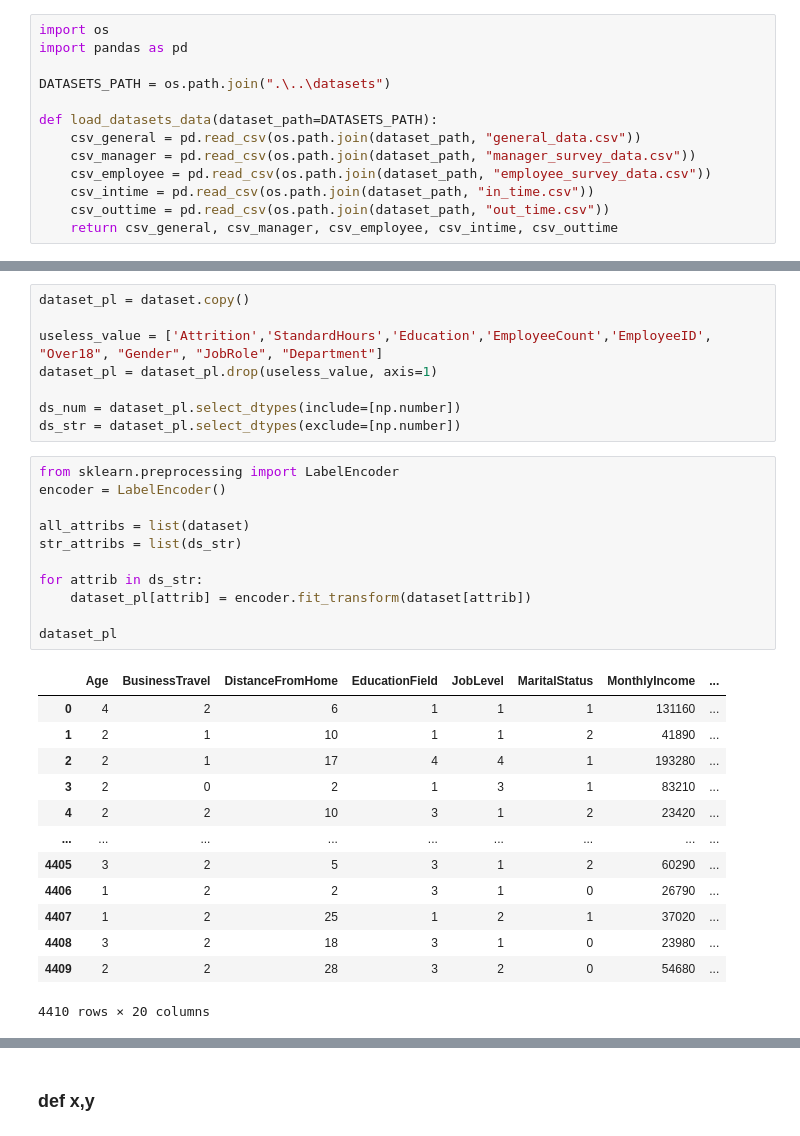
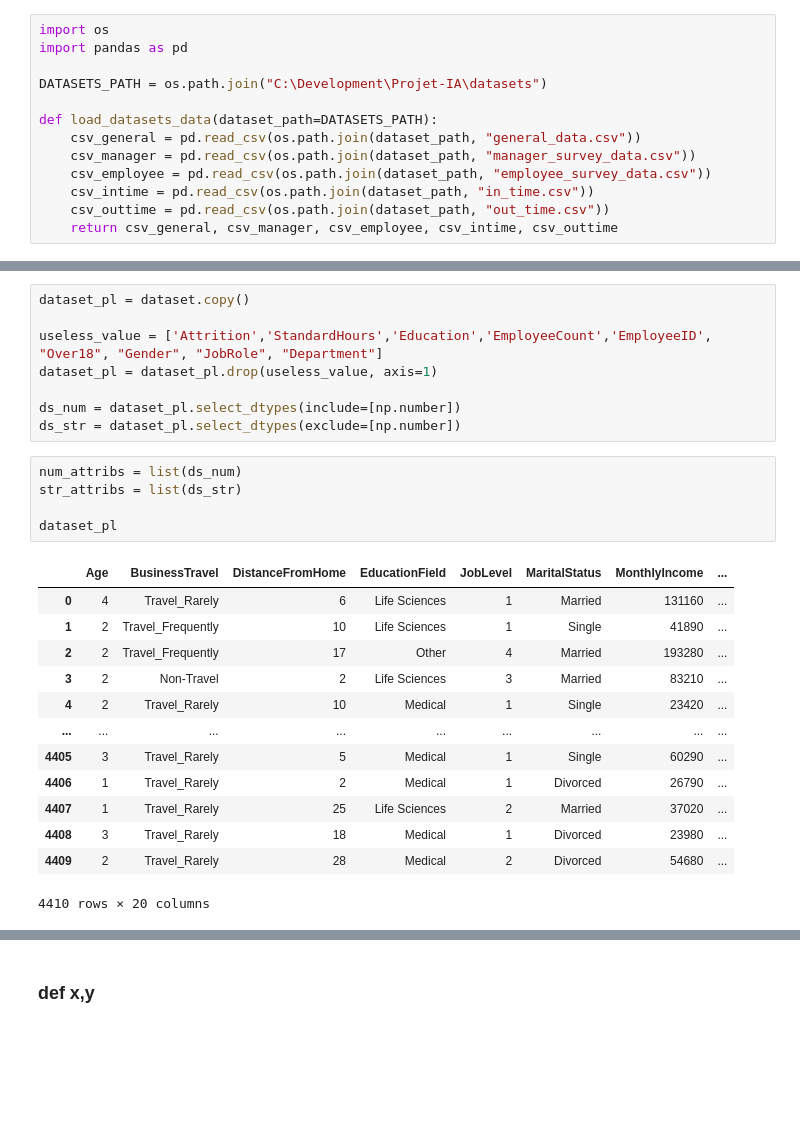
Before and after one commit to KindPixel/Projet-IA, a Jupyter notebook: RegressionLogistique/ProjetIA - RegLog.ipynb, the cells around one changed output, grey strips where cells are left out. Saved outputs shown, nothing was run; the diff lists cells and outputs as text; blank space fills up the shorter version.

```diff
--- a/RegressionLogistique/ProjetIA - RegLog.ipynb
+++ b/RegressionLogistique/ProjetIA - RegLog.ipynb
@@ -35,7 +35,7 @@ def save_fig(fig_id, tight_layout=True, fig_extension="png", resolution=500):
 import os
 import pandas as pd
 
-DATASETS_PATH = os.path.join(".\..\datasets")
+DATASETS_PATH = os.path.join("C:\Development\Projet-IA\datasets")
 
 def load_datasets_data(dataset_path=DATASETS_PATH):
 	csv_general = pd.read_csv(os.path.join(dataset_path, "general_data.csv"))
@@ -98,31 +145,25 @@ dataset_pl = dataset_pl.drop(useless_value, axis=1)
 
 ds_num = dataset_pl.select_dtypes(include=[np.number])
 ds_str = dataset_pl.select_dtypes(exclude=[np.number])
-# %%
-from sklearn.preprocessing import LabelEncoder
-encoder = LabelEncoder()
-
-all_attribs = list(dataset)
-str_attribs = list(ds_str)
-
-for attrib in ds_str:
-	dataset_pl[attrib] = encoder.fit_transform(dataset[attrib])
-
-dataset_pl
-# %% [output]
-|  | Age | BusinessTravel | DistanceFromHome | EducationField | JobLevel | MaritalStatus | MonthlyIncome | ... |
-| 0 | 4 | 2 | 6 | 1 | 1 | 1 | 131160 | ... |
-| 1 | 2 | 1 | 10 | 1 | 1 | 2 | 41890 | ... |
-| 2 | 2 | 1 | 17 | 4 | 4 | 1 | 193280 | ... |
-| 3 | 2 | 0 | 2 | 1 | 3 | 1 | 83210 | ... |
-| 4 | 2 | 2 | 10 | 3 | 1 | 2 | 23420 | ... |
-| ... | ... | ... | ... | ... | ... | ... | ... | ... |
-| 4405 | 3 | 2 | 5 | 3 | 1 | 2 | 60290 | ... |
-| 4406 | 1 | 2 | 2 | 3 | 1 | 0 | 26790 | ... |
-| 4407 | 1 | 2 | 25 | 1 | 2 | 1 | 37020 | ... |
-| 4408 | 3 | 2 | 18 | 3 | 1 | 0 | 23980 | ... |
-| 4409 | 2 | 2 | 28 | 3 | 2 | 0 | 54680 | ... |
-4410 rows × 20 columns
+# %%
+num_attribs = list(ds_num)
+str_attribs = list(ds_str)
+
+dataset_pl
+# %% [output]
+|  | Age | BusinessTravel | DistanceFromHome | EducationField | JobLevel | MaritalStatus | MonthlyIncome | ... |
+| 0 | 4 | Travel_Rarely | 6 | Life Sciences | 1 | Married | 131160 | ... |
+| 1 | 2 | Travel_Frequently | 10 | Life Sciences | 1 | Single | 41890 | ... |
+| 2 | 2 | Travel_Frequently | 17 | Other | 4 | Married | 193280 | ... |
+| 3 | 2 | Non-Travel | 2 | Life Sciences | 3 | Married | 83210 | ... |
+| 4 | 2 | Travel_Rarely | 10 | Medical | 1 | Single | 23420 | ... |
+| ... | ... | ... | ... | ... | ... | ... | ... | ... |
+| 4405 | 3 | Travel_Rarely | 5 | Medical | 1 | Single | 60290 | ... |
+| 4406 | 1 | Travel_Rarely | 2 | Medical | 1 | Divorced | 26790 | ... |
+| 4407 | 1 | Travel_Rarely | 25 | Life Sciences | 2 | Married | 37020 | ... |
+| 4408 | 3 | Travel_Rarely | 18 | Medical | 1 | Divorced | 23980 | ... |
+| 4409 | 2 | Travel_Rarely | 28 | Medical | 2 | Divorced | 54680 | ... |
+4410 rows × 20 columns
 # %%
 from sklearn.preprocessing import StandardScaler
 from sklearn.compose import ColumnTransformer
```
Also changed, not shown: parts of 11 cells of this notebook.
